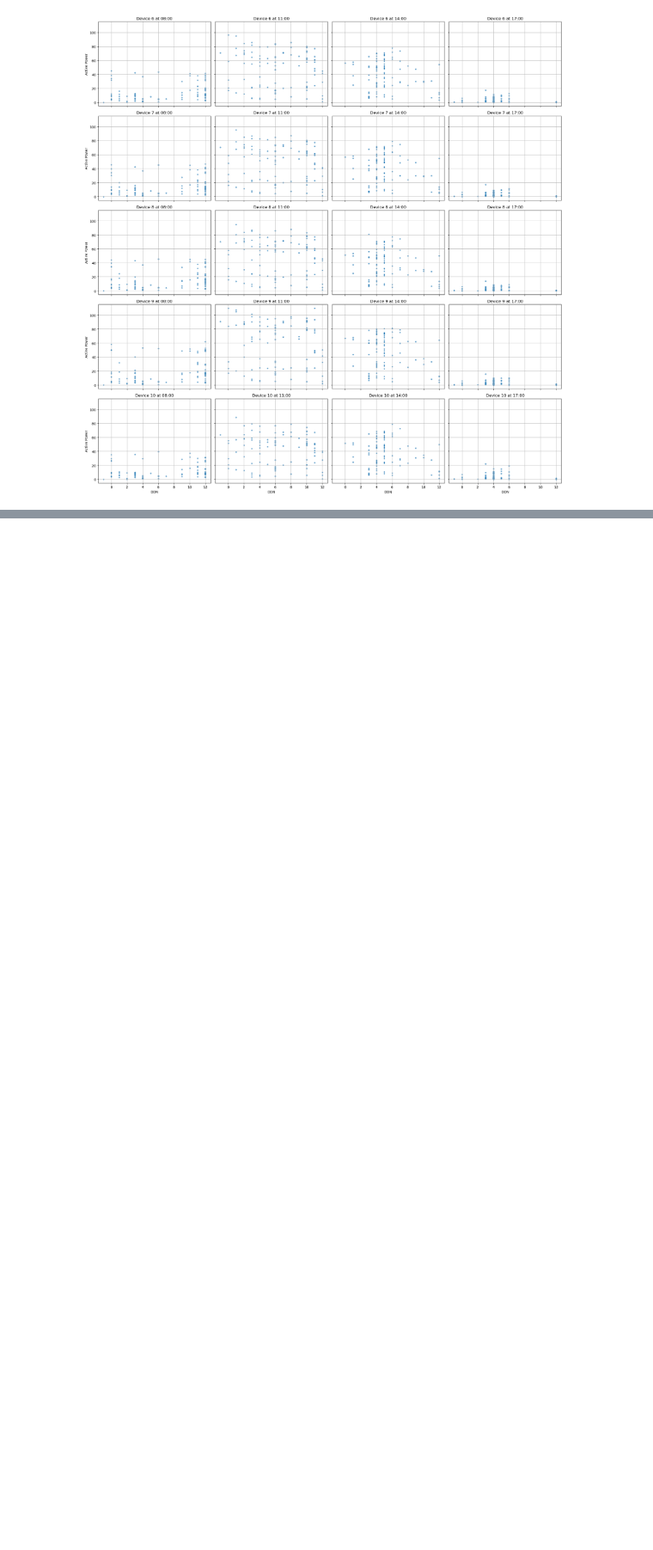
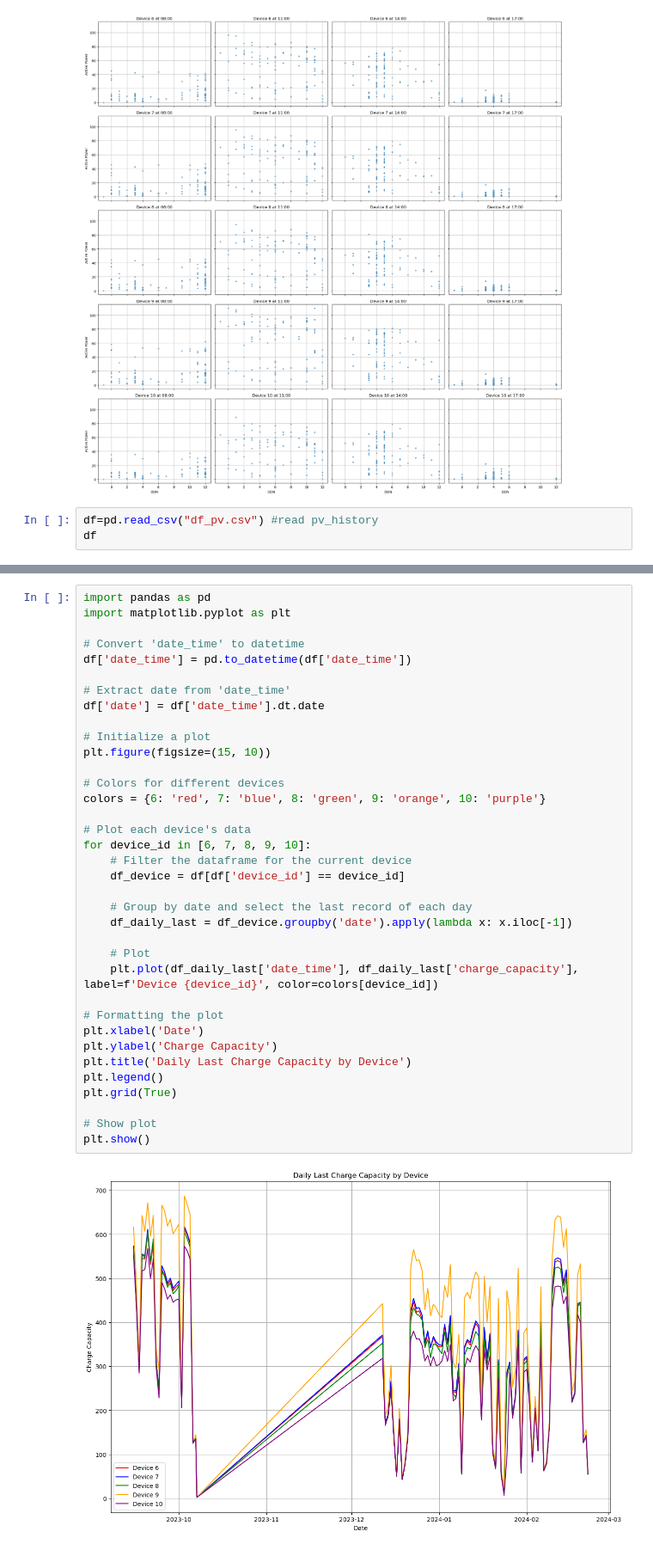
Before and after one commit to UGama/ChenTai_Power_Station, a Jupyter notebook: data_chart.ipynb, the cells around one changed output, grey strips where cells are left out. Shown at 86% size. Saved outputs shown, nothing was run; the diff lists cells and outputs as text; blank space fills up the shorter version.

```diff
--- a/data_chart.ipynb
+++ b/data_chart.ipynb
@@ -305,3 +305,6 @@ plt.tight_layout()
 plt.show()
 # %% [output]
 [figure]
+# %%
+df=pd.read_csv("df_pv.csv") #read pv_history
+df
@@ -307,0 +325,38 @@ plt.show()
+# %%
+import pandas as pd
+import matplotlib.pyplot as plt
+
+# Convert 'date_time' to datetime
+df['date_time'] = pd.to_datetime(df['date_time'])
+
+# Extract date from 'date_time'
+df['date'] = df['date_time'].dt.date
+
+# Initialize a plot
+plt.figure(figsize=(15, 10))
+
+# Colors for different devices
+colors = {6: 'red', 7: 'blue', 8: 'green', 9: 'orange', 10: 'purple'}
+
+# Plot each device's data
+for device_id in [6, 7, 8, 9, 10]:
+    # Filter the dataframe for the current device
+    df_device = df[df['device_id'] == device_id]
+
+    # Group by date and select the last record of each day
+    df_daily_last = df_device.groupby('date').apply(lambda x: x.iloc[-1])
+
+    # Plot
+    plt.plot(df_daily_last['date_time'], df_daily_last['charge_capacity'], label=f'Device {device_id}', color=colors[device_id])
+
+# Formatting the plot
+plt.xlabel('Date')
+plt.ylabel('Charge Capacity')
+plt.title('Daily Last Charge Capacity by Device')
+plt.legend()
+plt.grid(True)
+
+# Show plot
+plt.show()
+# %% [output]
+[figure, added]
```
Also changed, not shown: parts of 1 cell of this notebook, 12 other files.
